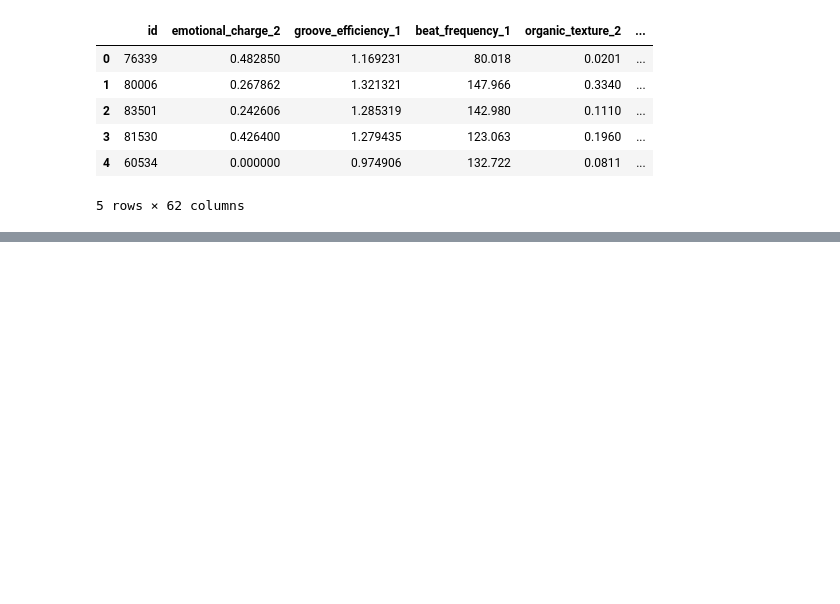
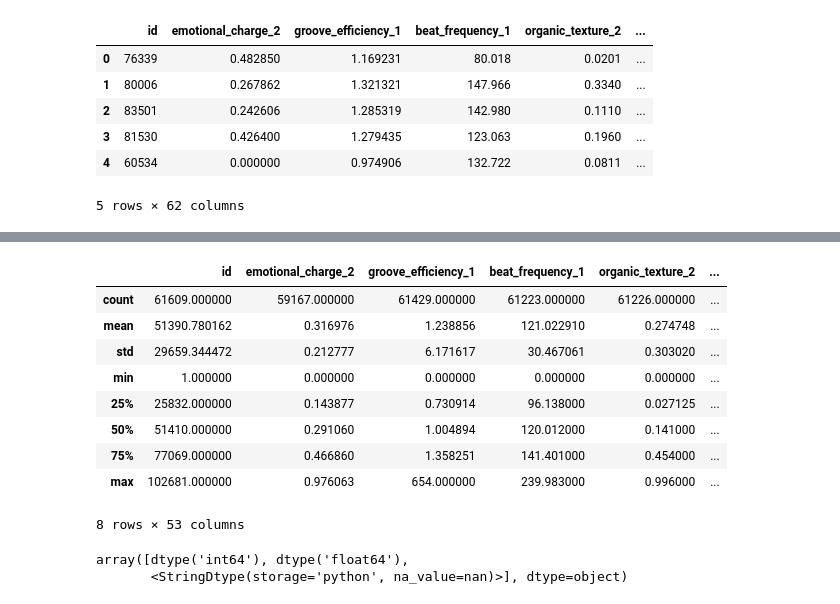
Before and after one commit to nadilHesara/Testing-and-Learning-ML-models, a Jupyter notebook: mlX 2.0 Regression Challenge - Predict the Hype/model.ipynb, the cells around one changed output, grey strips where cells are left out. Cells and saved outputs as stored; diff of their text form; code cells hidden in the pictures; blank space fills up the shorter version.

```diff
--- a/mlX 2.0 Regression Challenge - Predict the Hype/model.ipynb
+++ b/mlX 2.0 Regression Challenge - Predict the Hype/model.ipynb
@@ -18,0 +53,18 @@ train.head()
+# %%
+train.describe()
+# %% [output]
+|  | id | emotional_charge_2 | groove_efficiency_1 | beat_frequency_1 | organic_texture_2 | ... |
+| count | 61609.000000 | 59167.000000 | 61429.000000 | 61223.000000 | 61226.000000 | ... |
+| mean | 51390.780162 | 0.316976 | 1.238856 | 121.022910 | 0.274748 | ... |
+| std | 29659.344472 | 0.212777 | 6.171617 | 30.467061 | 0.303020 | ... |
+| min | 1.000000 | 0.000000 | 0.000000 | 0.000000 | 0.000000 | ... |
+| 25% | 25832.000000 | 0.143877 | 0.730914 | 96.138000 | 0.027125 | ... |
+| 50% | 51410.000000 | 0.291060 | 1.004894 | 120.012000 | 0.141000 | ... |
+| 75% | 77069.000000 | 0.466860 | 1.358251 | 141.401000 | 0.454000 | ... |
+| max | 102681.000000 | 0.976063 | 654.000000 | 239.983000 | 0.996000 | ... |
+8 rows × 53 columns
+# %%
+train.dtypes.unique()
+# %% [output]
+array([dtype('int64'), dtype('float64'),
+       <StringDtype(storage='python', na_value=nan)>], dtype=object)
```
Also changed, not shown: parts of 12 cells of this notebook, 1 other file.
